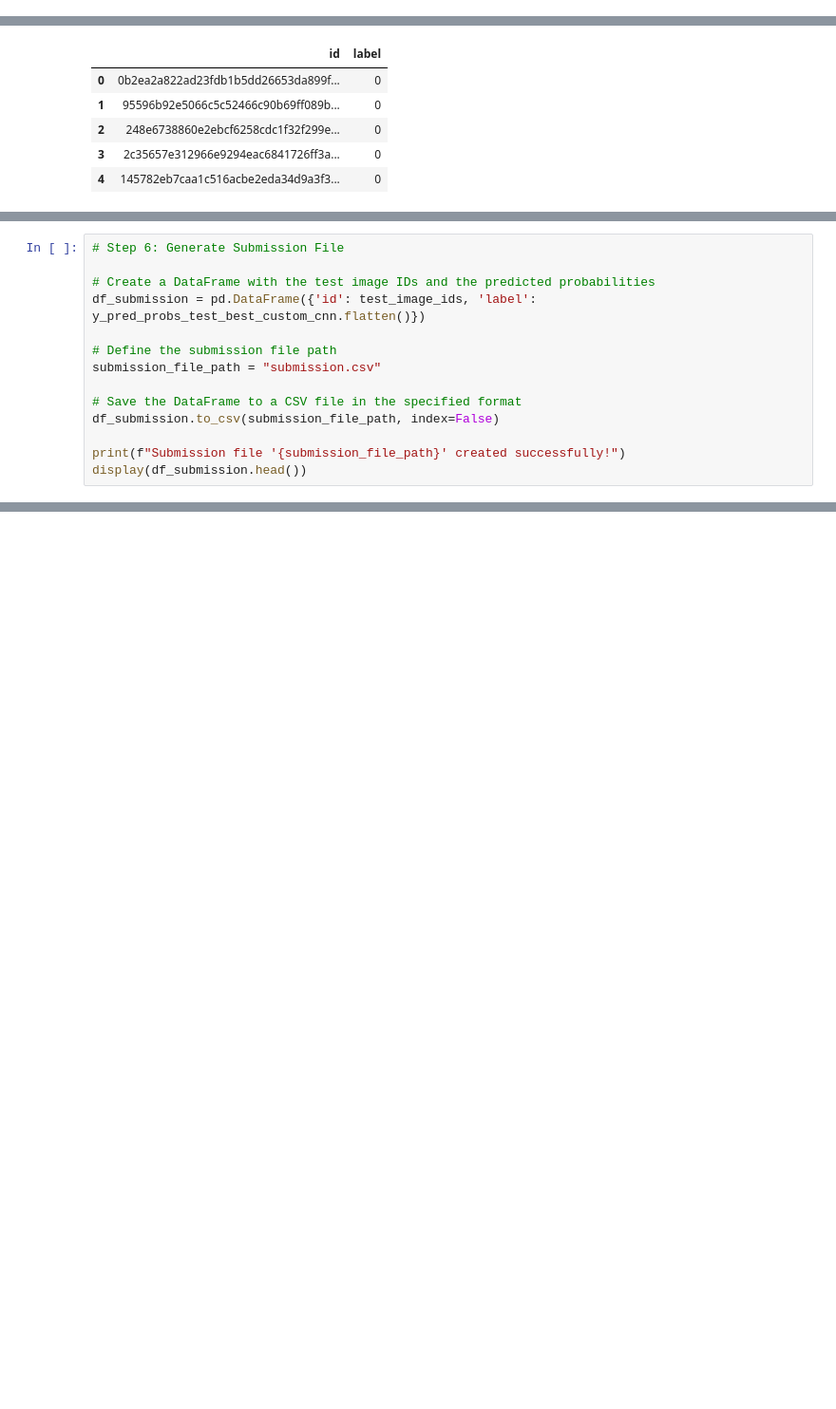
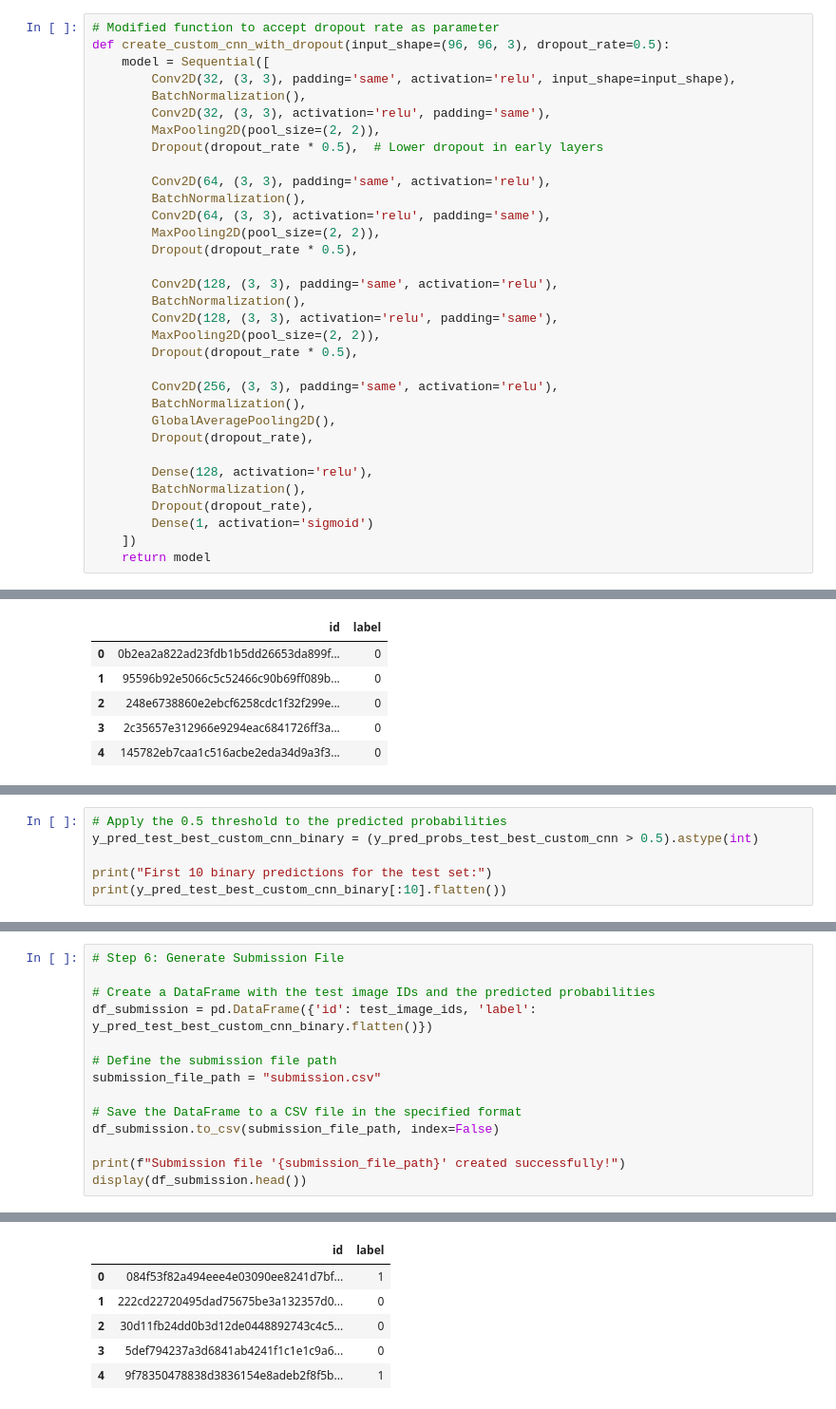
Before and after one commit to mafiat/Histopathologic-Cancer-Detection, a Jupyter notebook: Histopathologic-Cancer-Detection.ipynb, the cells around one changed output, grey strips where cells are left out. Shown at 95% size. Cells and saved outputs as stored; diff of their text form; blank space fills up the shorter version.

```diff
--- a/Histopathologic-Cancer-Detection.ipynb
+++ b/Histopathologic-Cancer-Detection.ipynb
@@ -980,6 +991,39 @@ def create_custom_cnn(input_shape=(96, 96, 3)):
         Dense(1, activation='sigmoid')
     ])
     return model
+# %%
+# Modified function to accept dropout rate as parameter
+def create_custom_cnn_with_dropout(input_shape=(96, 96, 3), dropout_rate=0.5):
+    model = Sequential([
+        Conv2D(32, (3, 3), padding='same', activation='relu', input_shape=input_shape),
+        BatchNormalization(),
+        Conv2D(32, (3, 3), activation='relu', padding='same'),
+        MaxPooling2D(pool_size=(2, 2)),
+        Dropout(dropout_rate * 0.5),  # Lower dropout in early layers
+
+        Conv2D(64, (3, 3), padding='same', activation='relu'),
+        BatchNormalization(),
+        Conv2D(64, (3, 3), activation='relu', padding='same'),
+        MaxPooling2D(pool_size=(2, 2)),
+        Dropout(dropout_rate * 0.5),
+
+        Conv2D(128, (3, 3), padding='same', activation='relu'),
+        BatchNormalization(),
+        Conv2D(128, (3, 3), activation='relu', padding='same'),
+        MaxPooling2D(pool_size=(2, 2)),
+        Dropout(dropout_rate * 0.5),
+
+        Conv2D(256, (3, 3), padding='same', activation='relu'),
+        BatchNormalization(),
+        GlobalAveragePooling2D(),
+        Dropout(dropout_rate),
+
+        Dense(128, activation='relu'),
+        BatchNormalization(),
+        Dropout(dropout_rate),
+        Dense(1, activation='sigmoid')
+    ])
+    return model
 # %% [markdown]
 #### Model Performance
 # %%
@@ -1611,0 +1663,6 @@ print(f"Shape of test predictions (Best Custom CNN): {y_pred_probs_test_best_cus
+# %%
+# Apply the 0.5 threshold to the predicted probabilities
+y_pred_test_best_custom_cnn_binary = (y_pred_probs_test_best_custom_cnn > 0.5).astype(int)
+
+print("First 10 binary predictions for the test set:")
+print(y_pred_test_best_custom_cnn_binary[:10].flatten())
@@ -1613,7 +1673,7 @@ print(f"Shape of test predictions (Best Custom CNN): {y_pred_probs_test_best_cus
 # Step 6: Generate Submission File
 
 # Create a DataFrame with the test image IDs and the predicted probabilities
-df_submission = pd.DataFrame({'id': test_image_ids, 'label': y_pred_probs_test_best_custom_cnn.flatten()})
+df_submission = pd.DataFrame({'id': test_image_ids, 'label': y_pred_test_best_custom_cnn_binary.flatten()})
 
 # Define the submission file path
 submission_file_path = "submission.csv"
@@ -1623,3 +1683,4 @@ df_submission.to_csv(submission_file_path, index=False)
 
 print(f"Submission file '{submission_file_path}' created successfully!")
 display(df_submission.head())
+# %% [output]
@@ -1625,0 +1688,6 @@ display(df_submission.head())
+|  | id | label |
+| 0 | 084f53f82a494eee4e03090ee8241d7bf... | 1 |
+| 1 | 222cd22720495dad75675be3a132357d0... | 0 |
+| 2 | 30d11fb24dd0b3d12de0448892743c4c5... | 0 |
+| 3 | 5def794237a3d6841ab4241f1c1e1c9a6... | 0 |
+| 4 | 9f78350478838d3836154e8adeb2f8f5b... | 1 |
```
Also changed, not shown: parts of 9 cells of this notebook.
